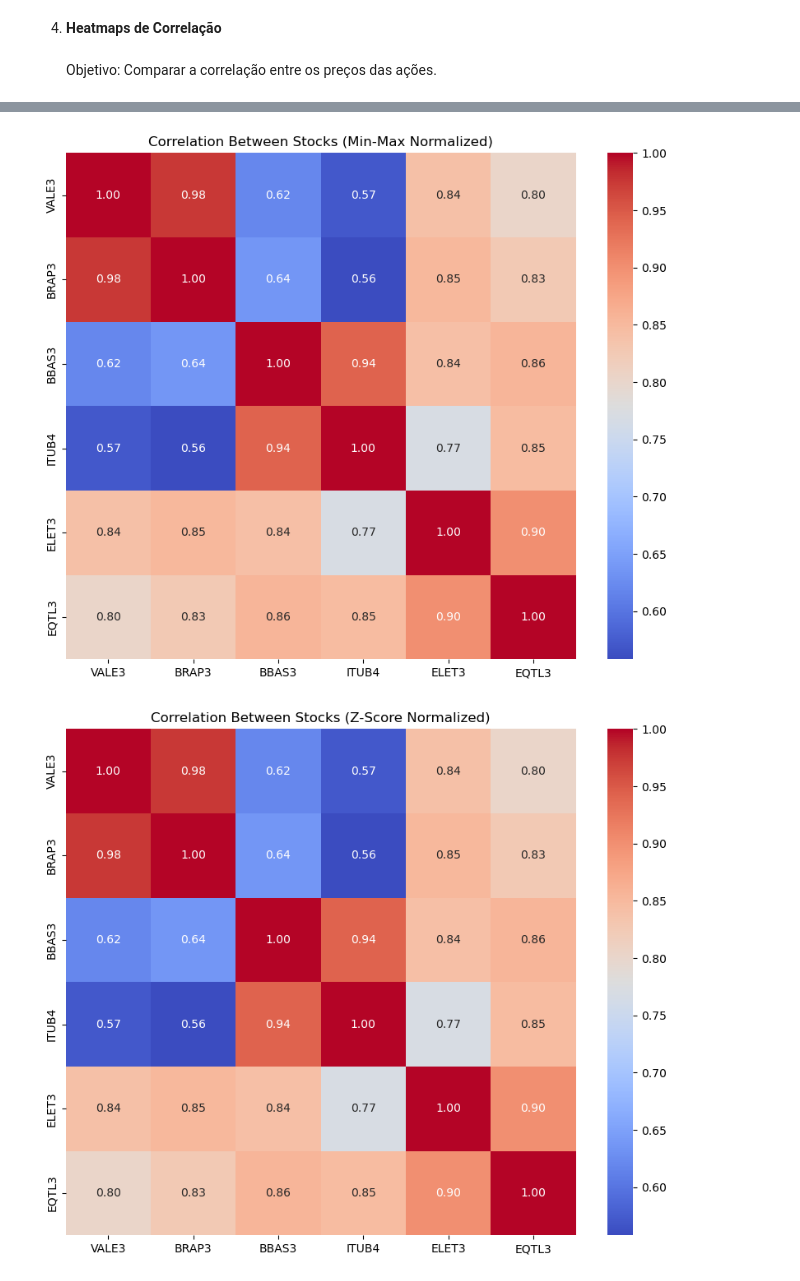
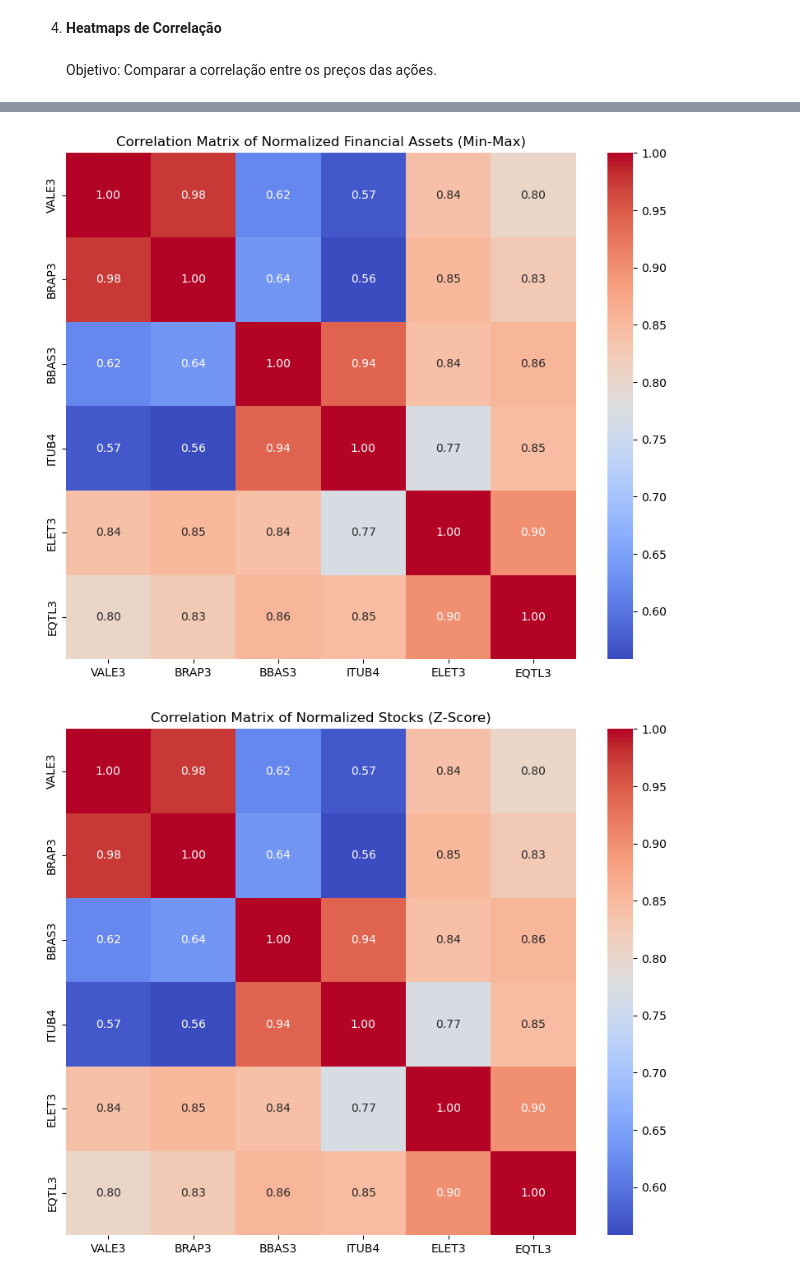
Before and after one commit to diogobrasil/analises-tcc-cripto, a Jupyter notebook: main/notebooks/b3_analysis_charts/comparisons.ipynb, the cells around one changed output, grey strips where cells are left out. Drawn from its saved outputs; the diff is of its cells as text; code cells hidden in the pictures.

Commit message:
feat: Criar a classe Visualization e refatorar comparisons para usá-la

```diff
--- a/main/notebooks/b3_analysis_charts/comparisons.ipynb
+++ b/main/notebooks/b3_analysis_charts/comparisons.ipynb
@@ -5,5 +14,8 @@ import matplotlib.pyplot as plt
 stock_data = pd.read_csv('../../datasets/b3_dados/processed/acoes_concat.csv')
 scaled_financial_assets = pd.read_csv('../../datasets/b3_dados/processed/selected_stocks_normalized.csv')
+# %%
+viz = Visualization(stock_data)
+viz_scaled = Visualization(scaled_financial_assets)
 # %% [markdown]
 1. **Gráficos de Barras**\
 \
@@ -93,22 +59,17 @@ plot_correlation_matrix(stock_data)
 # %%
-
+import seaborn as sns
 # Seleciona apenas as colunas normalizadas com min-max
 min_max_columns = [col for col in scaled_financial_assets.columns if 'min_max' in col]
 
 # Renomeia as colunas para remover a extensão 'min_max'
 renamed_columns = {col: col.replace('_min_max', '') for col in min_max_columns}
 assets_normalized_renamed = scaled_financial_assets[min_max_columns].rename(columns=renamed_columns)
 
-# Calcula a matriz de correlação com os nomes corrigidos
-correlation_min_max = assets_normalized_renamed.corr()
 
 # Plota a matriz de correlação
-plt.figure(figsize=(10, 8))
-sns.heatmap(correlation_min_max, annot=True, cmap='coolwarm', fmt=".2f", cbar=True)
-plt.title('Correlation Between Stocks (Min-Max Normalized)')
-plt.show()
+viz.plot_correlation_matrix(assets_normalized_renamed, title='Correlation Matrix of Normalized Financial Assets (Min-Max)')
 # %% [output]
-[figure, old version]
+[figure, new version]
 # %%
 # Seleciona apenas as colunas normalizadas com z-score
 z_score_columns = [col for col in scaled_financial_assets.columns if 'z_score' in col]
```
Also changed, not shown: parts of 16 cells of this notebook, 3 other files.
